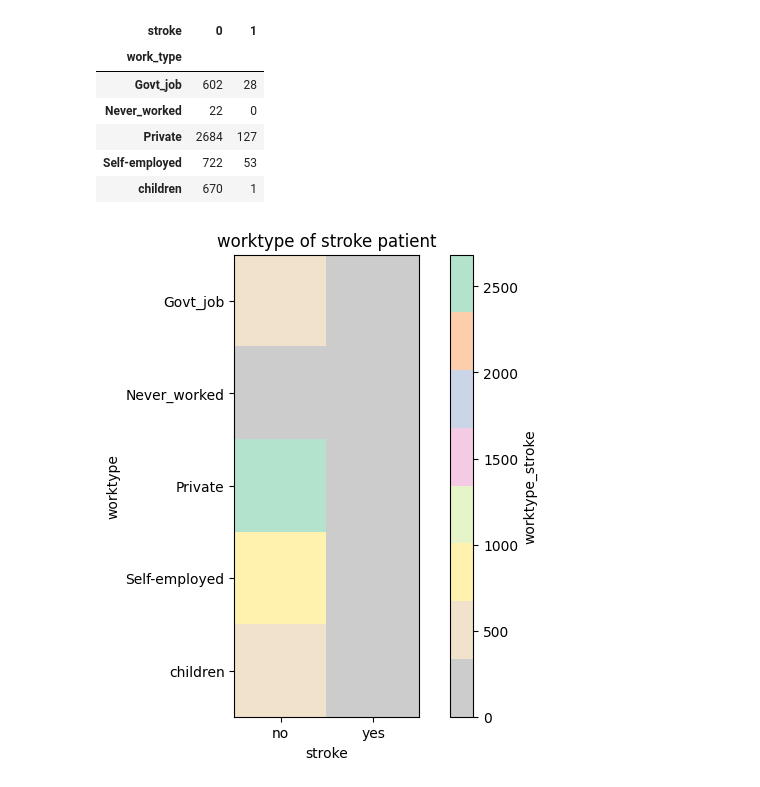
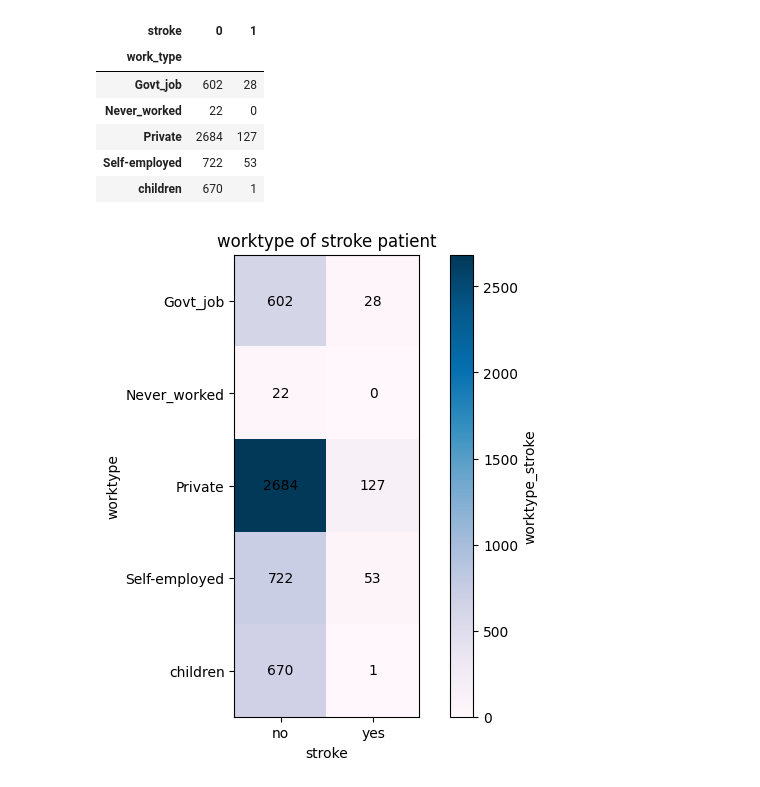
Before and after one commit to Shin1am/EGBI222_Pair_Project_6713376_6713389, a Jupyter notebook: EGBI222_Project.ipynb, the cells around one changed output. Cells and saved outputs as stored; diff of their text form; code cells hidden in the pictures.

```diff
--- a/EGBI222_Project.ipynb
+++ b/EGBI222_Project.ipynb
@@ -344,16 +343,22 @@ x
 # %%
 work_type = ['Govt_job', 'Never_worked', 'Private', 'Self-employed', 'children']
 stroke = ['no','yes']
 
 plt.figure(figsize=(8, 6))
-plt.imshow(x, cmap='Pastel2_r')
+
+plt.imshow(x, cmap='PuBu')
 plt.colorbar(label ='worktype_stroke')
 plt.yticks(ticks=np.arange(len(work_type)), labels=work_type)
 plt.xticks(ticks=np.arange(len(stroke)), labels=stroke)
+
+for i in range(len(work_type)):
+    for j in range(len(stroke)):
+        text = plt.text(j, i, f'{x.iloc[i, j]}',  # Access using iloc for integer position-based indexing
+                       ha="center", va="center", color="black")
 
 plt.title('worktype of stroke patient')
 plt.xlabel('stroke')
 plt.ylabel('worktype')
 plt.show()
 # %% [output]
-[figure, old version]
+[figure, new version]
```
Also changed, not shown: parts of 22 cells of this notebook.
